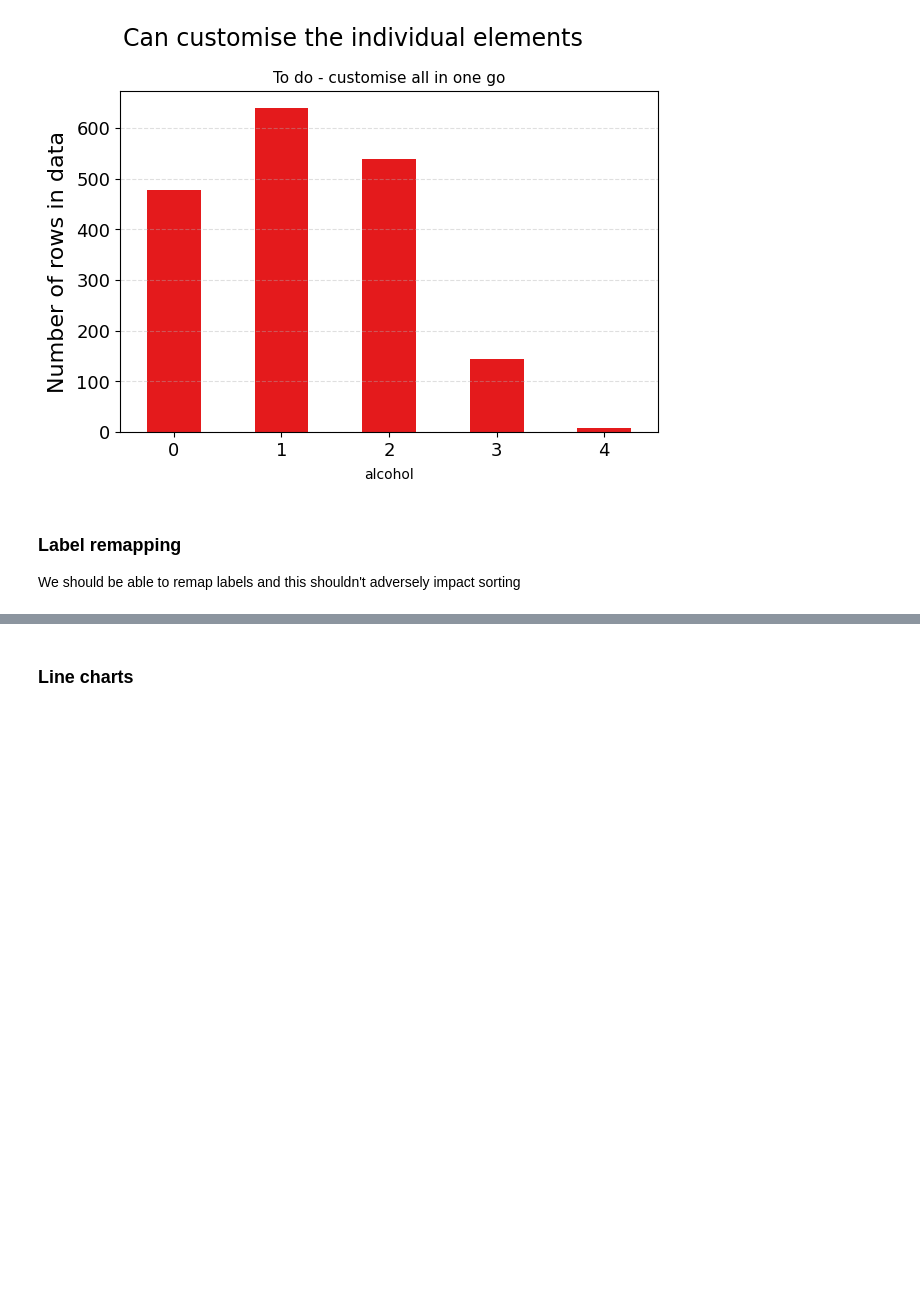
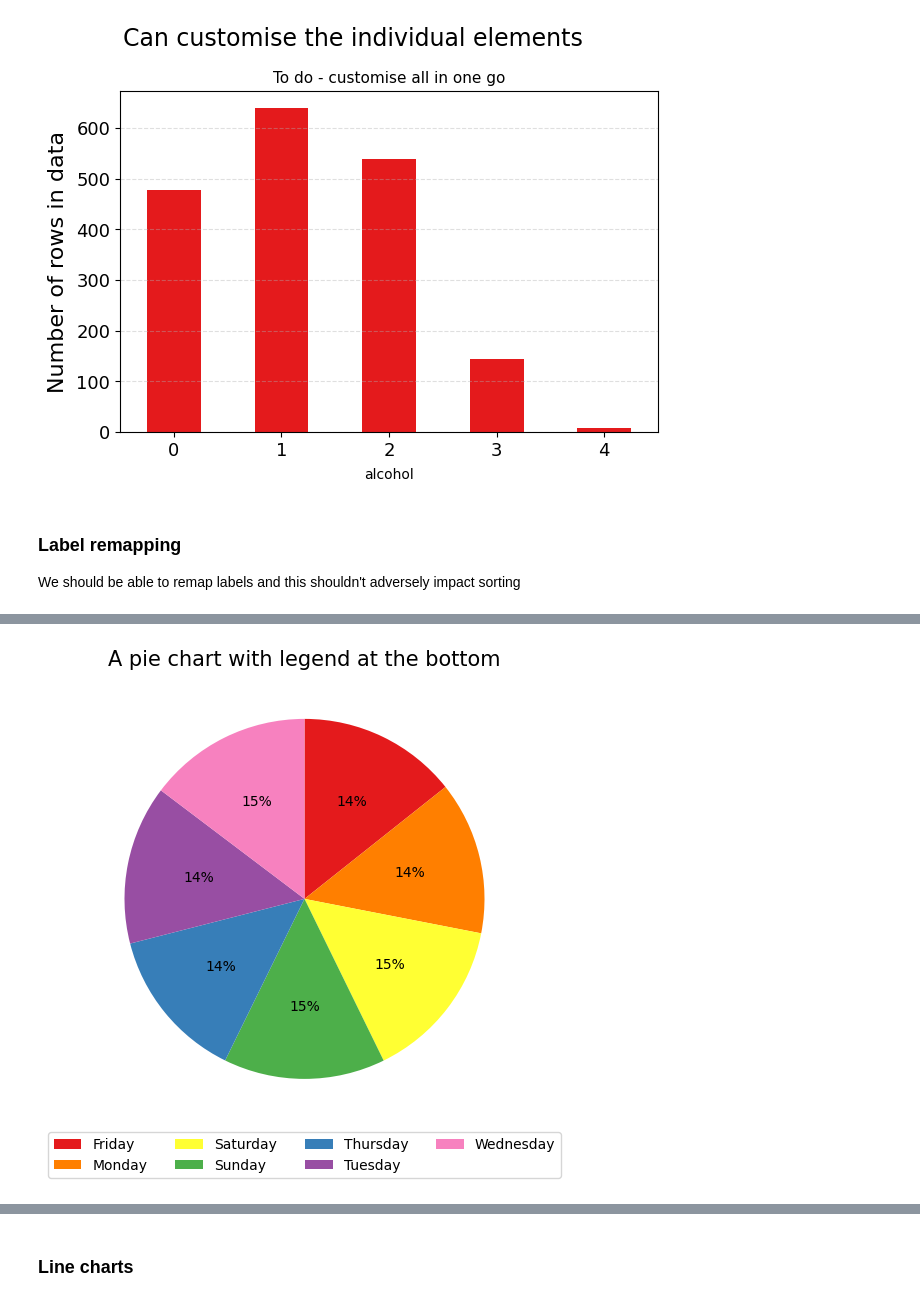
Before and after one commit to alextgould/lazychart, a Jupyter notebook: examples/demo_usage.ipynb, the cells around one changed output, grey strips where cells are left out. Cells and saved outputs as stored; diff of their text form; code cells hidden in the pictures; blank space fills up the shorter version.

```diff
--- a/examples/demo_usage.ipynb
+++ b/examples/demo_usage.ipynb
@@ -371,2 +368,7 @@ cm.pie(x='sleep_hours', group_by='weekday', title='A pie chart', legend='bottom'
+# %%
+# legend on right
+cm.pie(x='sleep_hours', group_by='weekday', title='A pie chart with legend at the bottom', legend='bottom')
+# %% [output]
+[figure, added]
 # %%
 # with labels on slices
```
Also changed, not shown: parts of 56 cells of this notebook, 2 other files.
